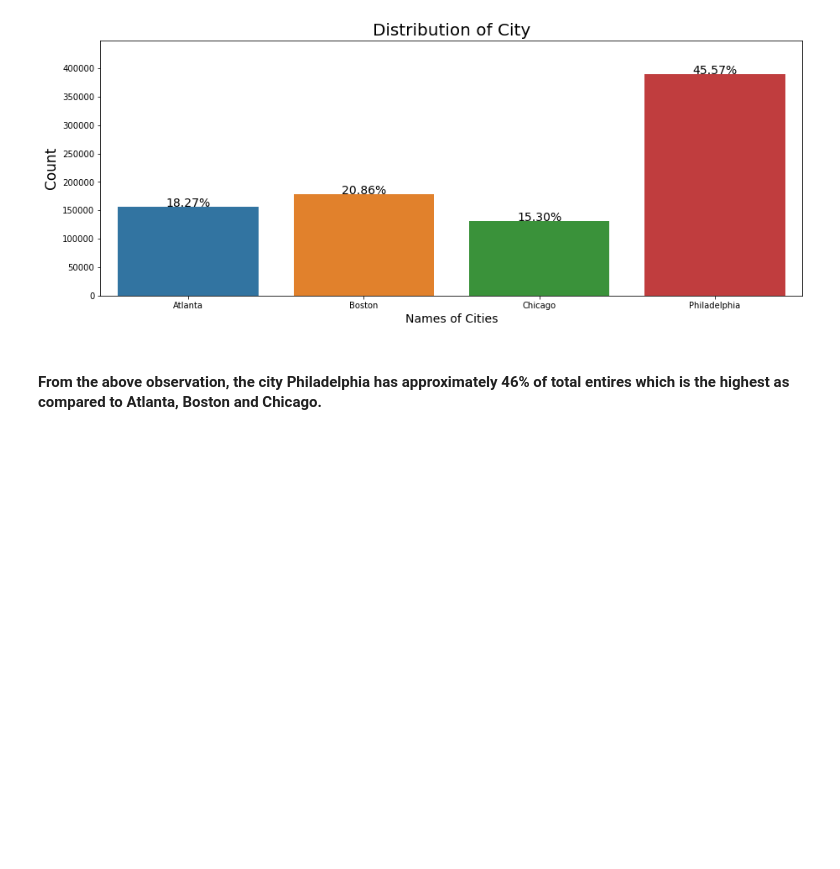
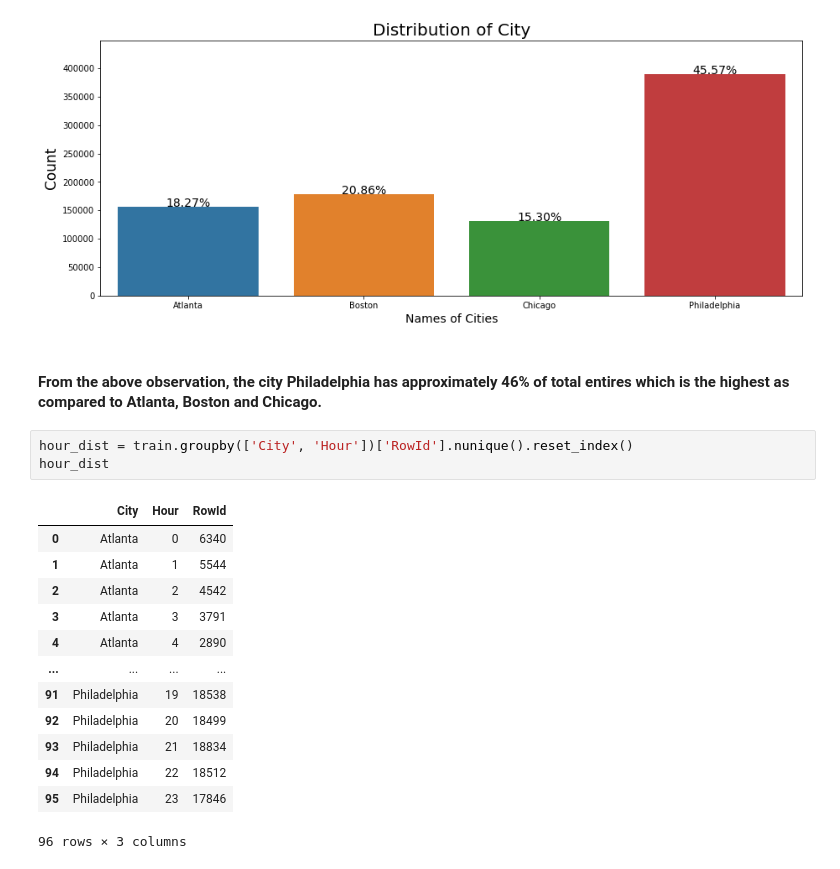
Before and after one commit to spliichx/traffic-congestion, a Jupyter notebook: traffic.ipynb, the cells around one changed output. Cells and saved outputs as stored; diff of their text form; blank space fills up the shorter version.

```diff
--- a/traffic.ipynb
+++ b/traffic.ipynb
@@ -136,3 +136,20 @@ plt.show()
 [figure]
 # %% [markdown]
 #### From the above observation, the city Philadelphia has approximately 46% of total entires which is the highest as compared to Atlanta, Boston and Chicago.
+# %%
+hour_dist = train.groupby(['City', 'Hour'])['RowId'].nunique().reset_index()
+hour_dist
+# %% [output]
+|  | City | Hour | RowId |
+| 0 | Atlanta | 0 | 6340 |
+| 1 | Atlanta | 1 | 5544 |
+| 2 | Atlanta | 2 | 4542 |
+| 3 | Atlanta | 3 | 3791 |
+| 4 | Atlanta | 4 | 2890 |
+| ... | ... | ... | ... |
+| 91 | Philadelphia | 19 | 18538 |
+| 92 | Philadelphia | 20 | 18499 |
+| 93 | Philadelphia | 21 | 18834 |
+| 94 | Philadelphia | 22 | 18512 |
+| 95 | Philadelphia | 23 | 17846 |
+96 rows × 3 columns
```
Also changed, not shown: parts of 5 cells of this notebook.
